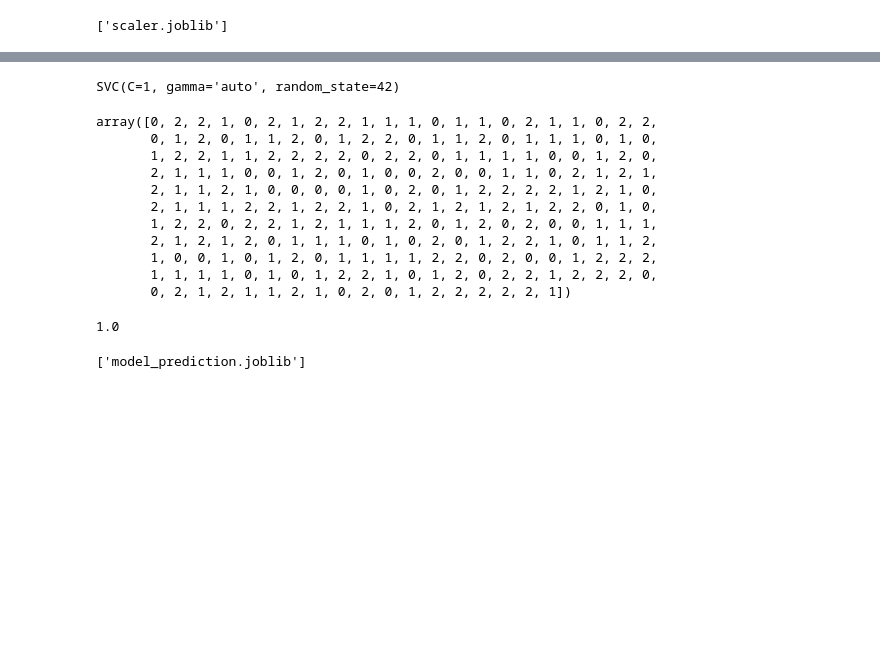
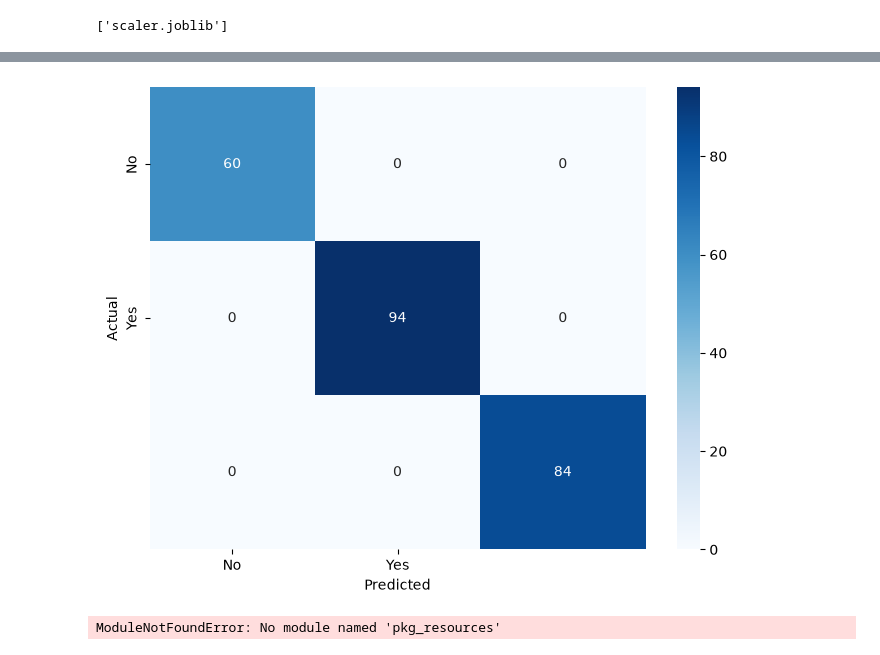
Before and after one commit to Yglitch/EarlyDrop-AI, a Jupyter notebook: train.ipynb, the cells around one changed output, grey strips where cells are left out. Saved outputs shown, nothing was run; the diff lists cells and outputs as text; code cells hidden in the pictures; blank space fills up the shorter version.

```diff
--- a/train.ipynb
+++ b/train.ipynb
@@ -207,19 +194,0 @@ __________________________________________________
-# %%
-model.fit(X_train_scaled , y_train)
-# %% [output]
-SVC(C=1, gamma='auto', random_state=42)
-# %%
-y_pred = model.predict(X_test_scaled)
-y_pred
-# %% [output]
-array([0, 2, 2, 1, 0, 2, 1, 2, 2, 1, 1, 1, 0, 1, 1, 0, 2, 1, 1, 0, 2, 2,
-       0, 1, 2, 0, 1, 1, 2, 0, 1, 2, 2, 0, 1, 1, 2, 0, 1, 1, 1, 0, 1, 0,
-       1, 2, 2, 1, 1, 2, 2, 2, 2, 0, 2, 2, 0, 1, 1, 1, 1, 0, 0, 1, 2, 0,
-       2, 1, 1, 1, 0, 0, 1, 2, 0, 1, 0, 0, 2, 0, 0, 1, 1, 0, 2, 1, 2, 1,
-       2, 1, 1, 2, 1, 0, 0, 0, 0, 1, 0, 2, 0, 1, 2, 2, 2, 2, 1, 2, 1, 0,
-       2, 1, 1, 1, 2, 2, 1, 2, 2, 1, 0, 2, 1, 2, 1, 2, 1, 2, 2, 0, 1, 0,
-       1, 2, 2, 0, 2, 2, 1, 2, 1, 1, 1, 2, 0, 1, 2, 0, 2, 0, 0, 1, 1, 1,
-       2, 1, 2, 1, 2, 0, 1, 1, 1, 0, 1, 0, 2, 0, 1, 2, 2, 1, 0, 1, 1, 2,
-       1, 0, 0, 1, 0, 1, 2, 0, 1, 1, 1, 1, 2, 2, 0, 2, 0, 0, 1, 2, 2, 2,
-       1, 1, 1, 1, 0, 1, 0, 1, 2, 2, 1, 0, 1, 2, 0, 2, 2, 1, 2, 2, 2, 0,
-       0, 2, 1, 2, 1, 1, 2, 1, 0, 2, 0, 1, 2, 2, 2, 2, 2, 1])
@@ -226,15 +197,16 @@ array([0, 2, 2, 1, 0, 2, 1, 2, 2, 1, 1, 1, 0, 1, 1, 0, 2, 1, 1, 0, 2, 2,
 # %%
-cm = confusion_matrix(y_test, y_pred)
+cm = confusion_matrix(y_test, models["Random Forest"].fit(X_train_scaled, y_train).predict(X_test_scaled))
 plt.figure(figsize=(8,6))
 sn.heatmap(cm, annot=True, fmt="d", cmap="Blues", xticklabels=le.classes_, yticklabels=le.classes_)
 plt.xlabel("Predicted")
 plt.ylabel("Actual")
 plt.show()
+# %% [output]
+[figure, added]
-# %%
-model.score(X_test_scaled , y_test)
-# %% [output]
-1.0
-# %%
-joblib.dump(model , "model_prediction.joblib")
-# %% [output]
-['model_prediction.joblib']
+# %%
+from ydata_profiling import ProfileReport
+
+profile = ProfileReport(df, title="Pandas Profiling Report")
+profile.to_file("profile_report.html")
+# %% [output]
+ModuleNotFoundError: No module named 'pkg_resources'
```
Also changed, not shown: parts of 5 cells of this notebook, 6 other files.
